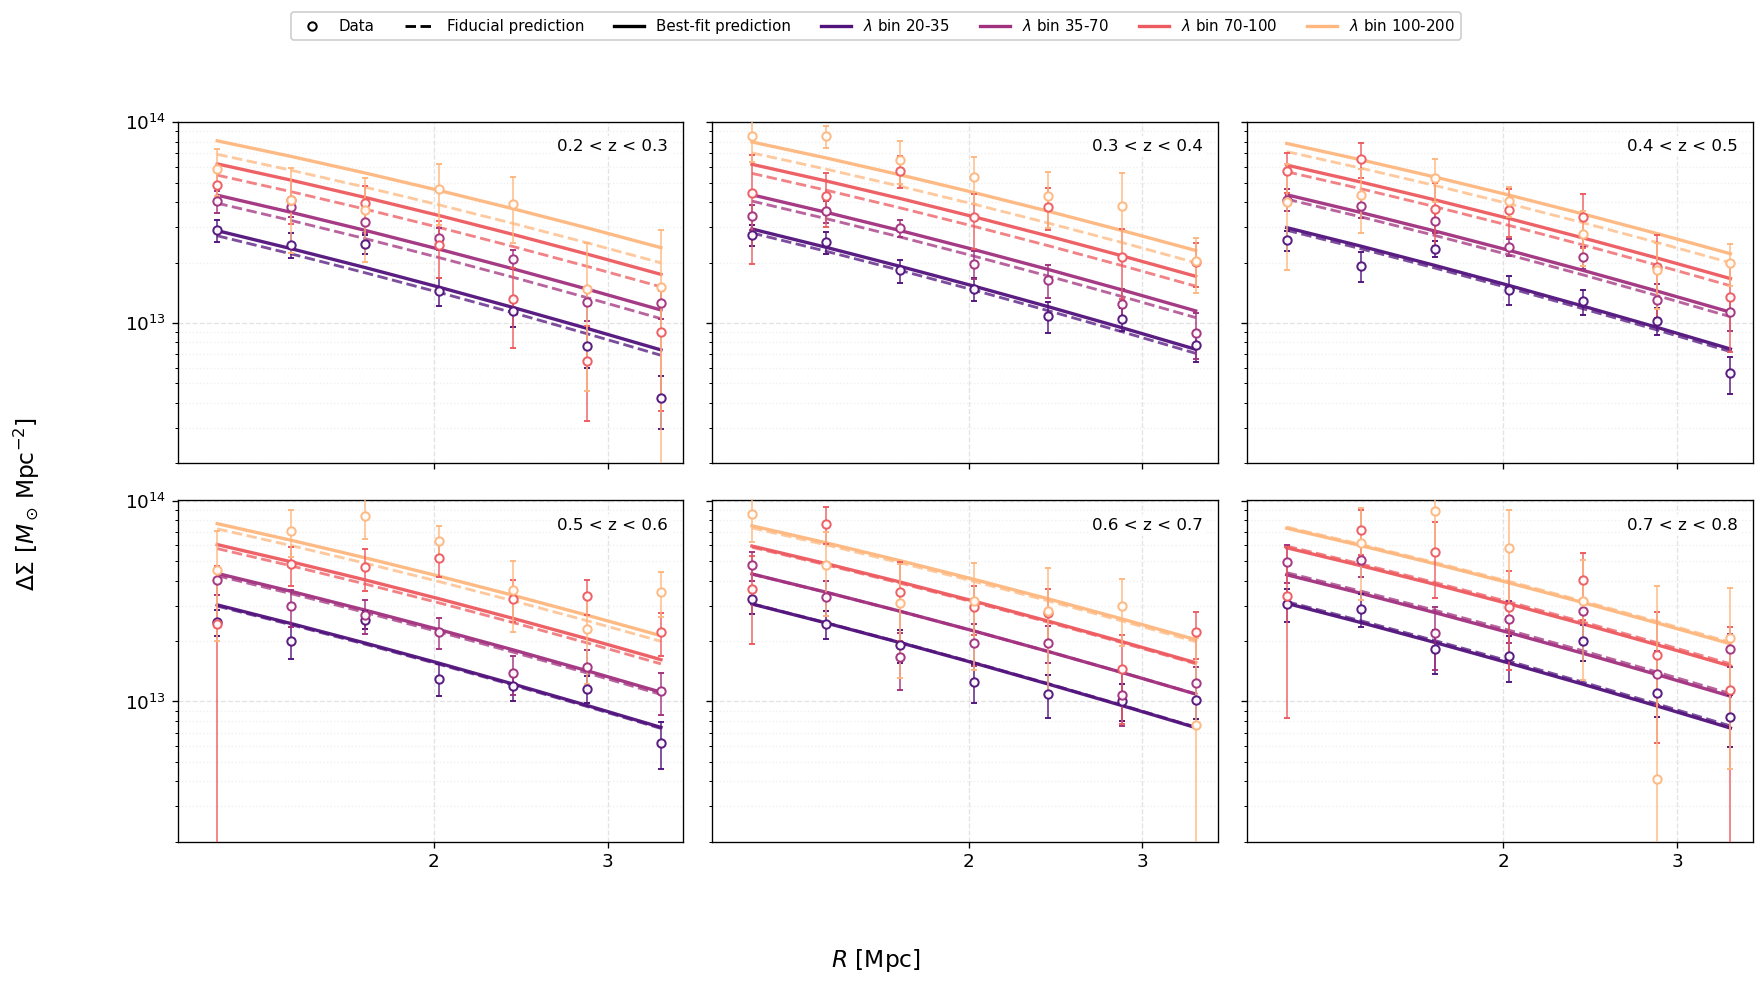
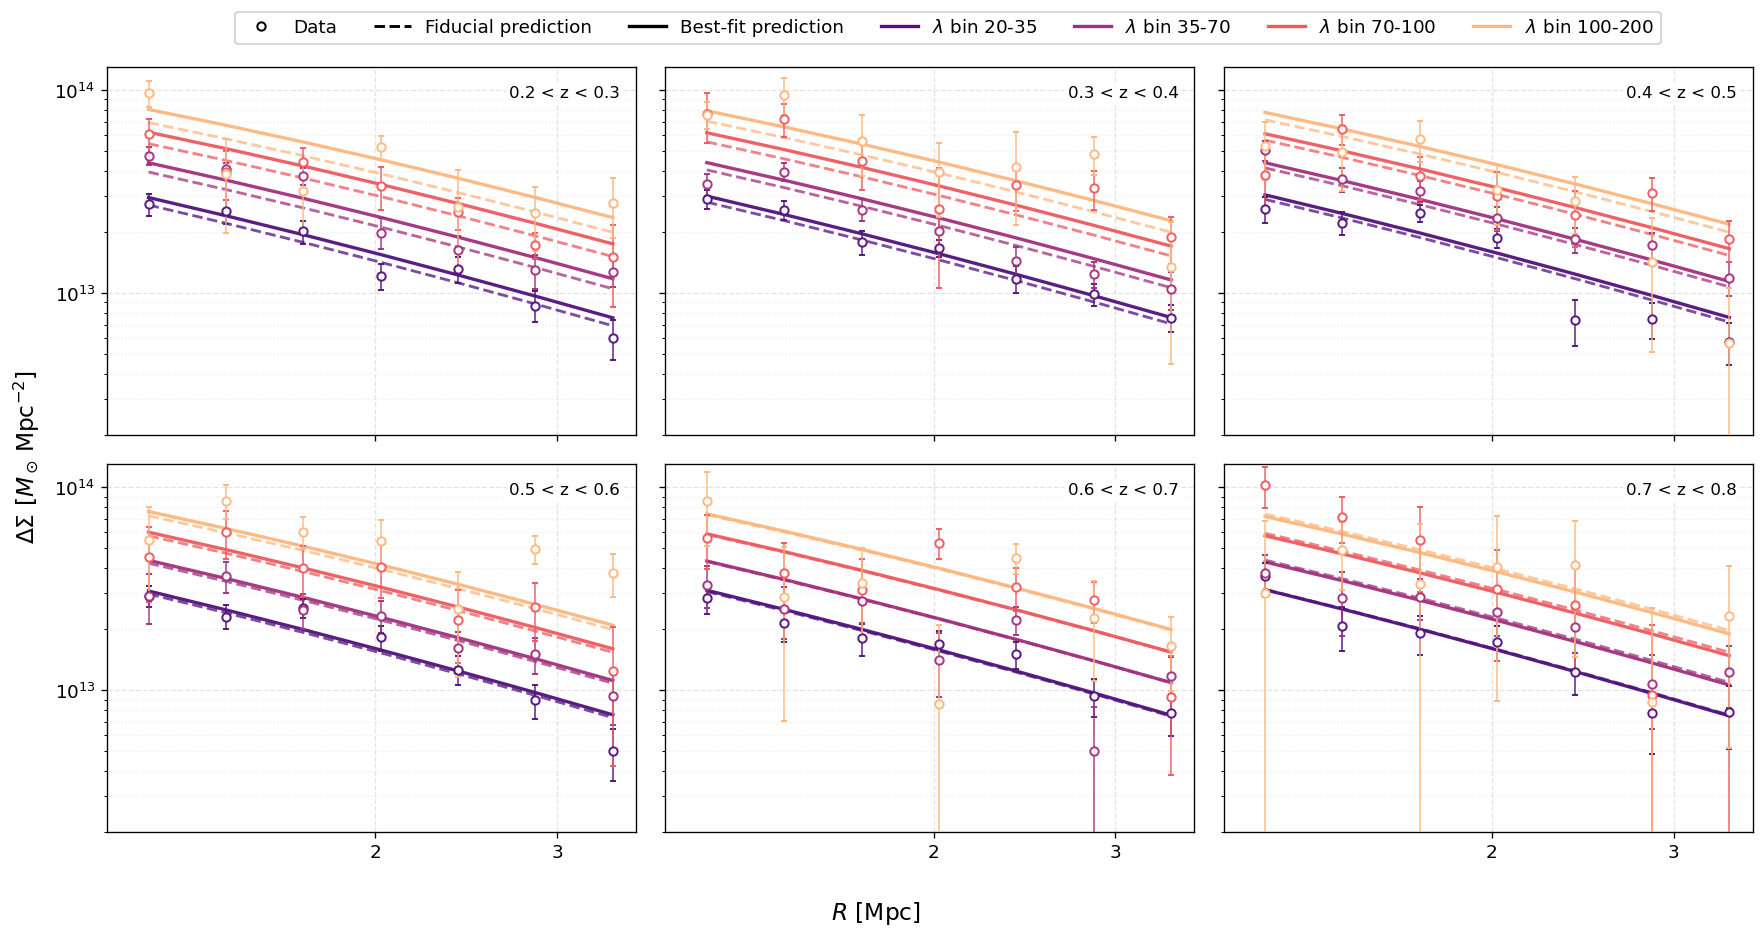
The change to this notebook cell's code, shown as a diff; its figure went from the first image to the second:
--- before
+++ after
@@ -132,8 +132,8 @@
 fig.legend(
     handles=style_handles + rich_handles,
-    loc="upper center",
-    bbox_to_anchor=(0.5, 1.02),
+    loc="lower center",
+    bbox_to_anchor=(0.54, 0.92),
     ncol=3 + n_r,
-    fontsize=9,
+    fontsize=11,
     frameon=True,
     framealpha=0.95,
@@ -141,5 +141,10 @@
 )
 
-plt.tight_layout(rect=[0.04, 0.04, 1, 0.93])
-plt.savefig("./shear_profiles_with_predictions.pdf", dpi=300)
+plt.tight_layout(rect=[0.0008, 0.001, 1, 0.93])
+# plt.savefig(
+#     "./figures/shear_profiles_with_predictions.pdf",
+#     dpi=300,
+#     bbox_inches="tight",
+#     pad_inches=0.08,
+# )
 plt.show()

Commit: Final chains, rerun delta sigma for a bit longer